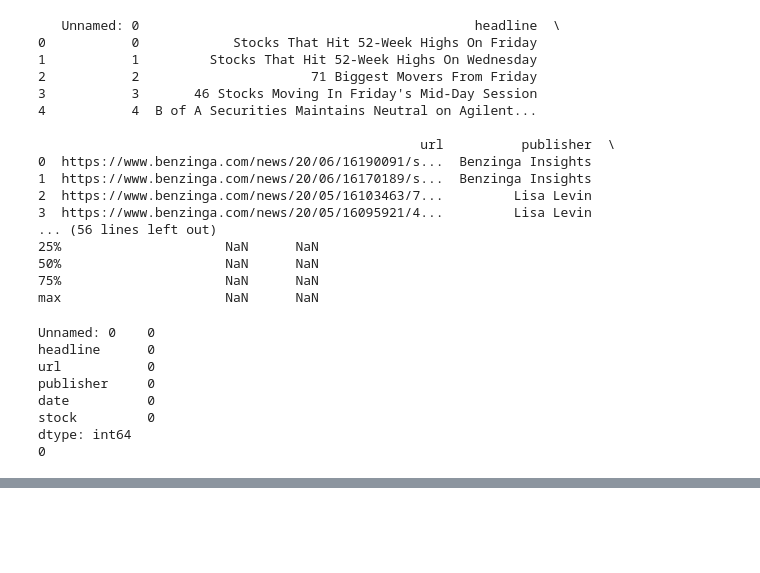
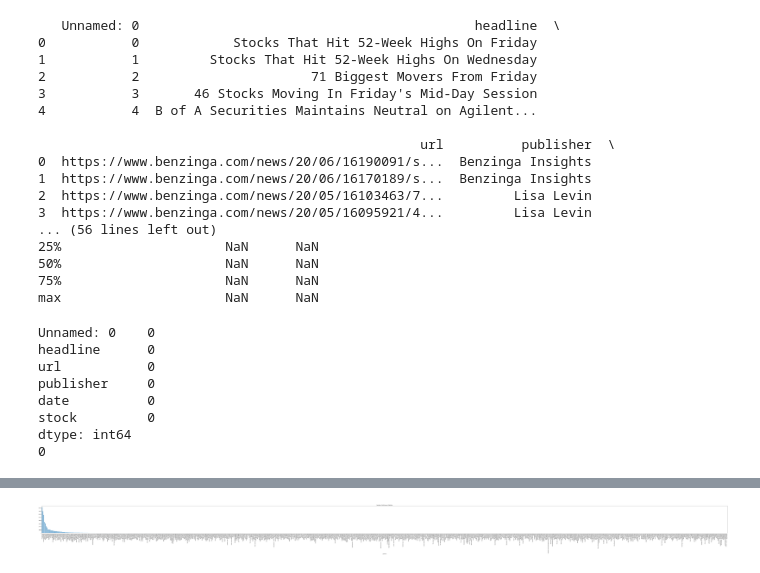
Before and after one commit to SaraFedlu/FinNews-Sentiment-Stock-Correlation-Analysis, a Jupyter notebook: notebooks/eda.ipynb, the cells around one changed output, grey strips where cells are left out. Saved outputs shown, nothing was run; the diff lists cells and outputs as text; code cells hidden in the pictures; blank space fills up the shorter version.

```diff
--- a/notebooks/eda.ipynb
+++ b/notebooks/eda.ipynb
@@ -101,3 +92,10 @@ dtype: int64
+# %%
+publisher_count = df['publisher'].value_counts()
+publisher_count.plot(kind='bar', figsize=(150, 6))
+plt.title('Number of Articles per Publisher')
+plt.show()
+# %% [output]
+[figure, added]
 # %%
 df.set_index('date')['headline'].resample('D').count().plot(figsize=(12, 6))
 plt.title('Articles Published Over Time')
```
Also changed, not shown: parts of 9 cells of this notebook.
